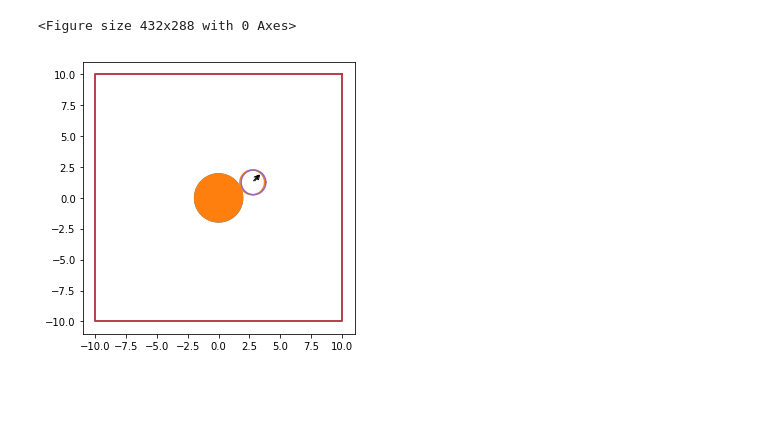
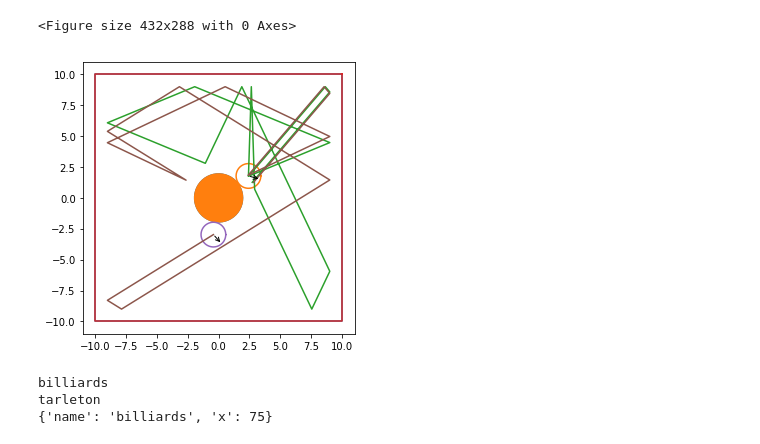
Before and after one commit to npetela/REU_2019, a Jupyter notebook: REU_day_4.ipynb, the cells around one changed output. Saved outputs shown, nothing was run; the diff lists cells and outputs as text; code cells hidden in the pictures; blank space fills up the shorter version.

```diff
--- a/REU_day_4.ipynb
+++ b/REU_day_4.ipynb
@@ -286,10 +286,10 @@ for dx in [0.0, 0.1]:
 <Figure size 432x288 with 0 Axes>
 # %%
 #@title Interactive {run: "auto"}
-plot_steps = 1 #@param {type:"slider", min:1, max:50, step:1}
+plot_steps = 14 #@param {type:"slider", min:1, max:50, step:1}
 
 ax = draw(runs[0], steps=plot_steps)
 ax = draw(runs[1], steps=plot_steps, ax=ax)
 plt.show()
 # %% [output]
-[figure, old version]
+[figure, new version]
@@ -295,0 +308,17 @@ plt.show()
+# %%
+class MyClass():
+    def __init__(self, name='billiards'):
+        self.name = name
+        self.x = 75
+
+first_instance = MyClass()
+second_instance = MyClass(name='tarleton')
+
+print(first_instance.name)
+print(second_instance.name)
+
+print(first_instance.__dict__)
+# %% [output]
+billiards
+tarleton
+{'name': 'billiards', 'x': 75}
```
Also changed, not shown: parts of 3 cells of this notebook.
